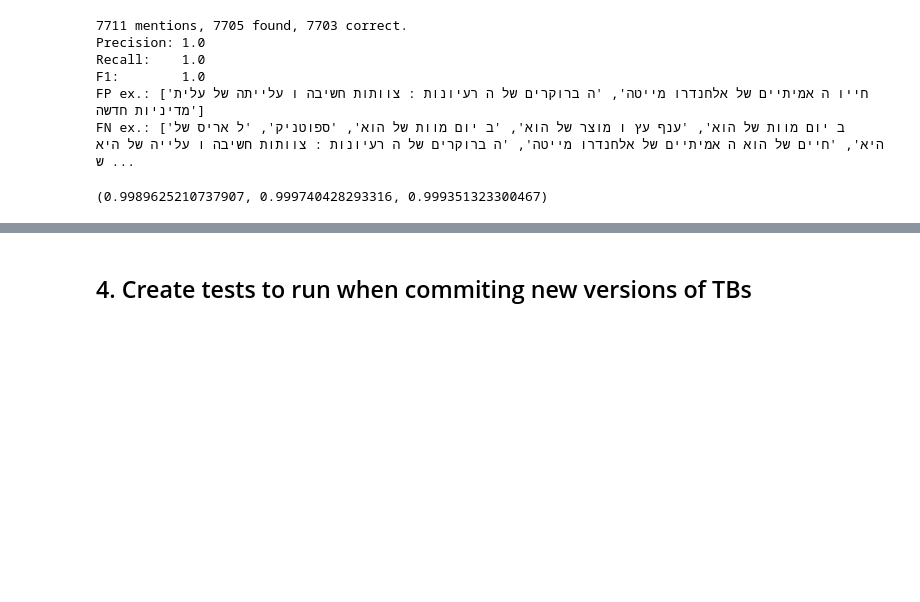
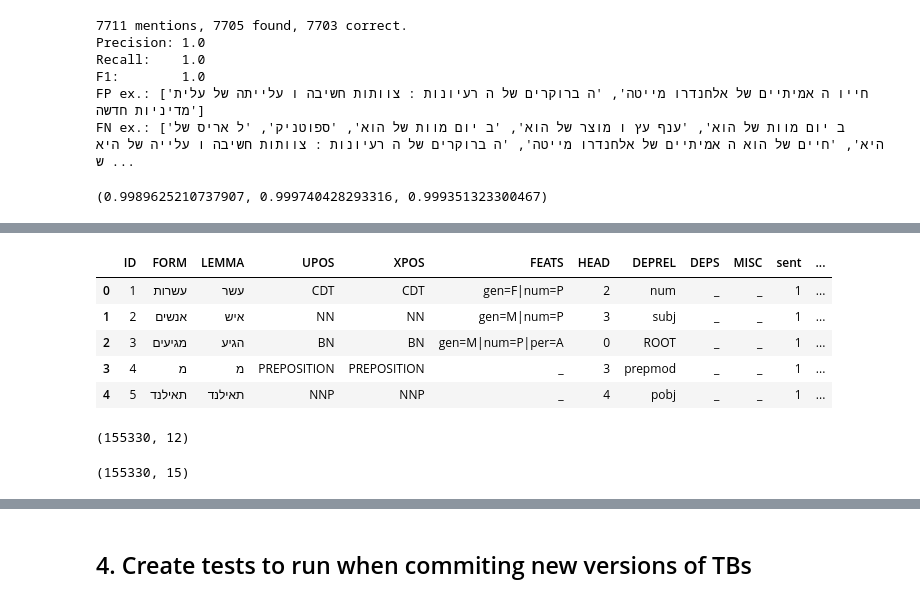
Before and after one commit to cjer/NER, a Jupyter notebook: 17_treebank_alignments.ipynb, the cells around one changed output, grey strips where cells are left out. Drawn from its saved outputs; the diff is of its cells as text; code cells hidden in the pictures; blank space fills up the shorter version.

```diff
--- a/17_treebank_alignments.ipynb
+++ b/17_treebank_alignments.ipynb
@@ -1578,0 +1609,24 @@ uddf_fixed[uddf_fixed.form=='מדיניות']
+# %%
+sp_test_c = make_conll_df('hebtb_spmrl/test_hebtb-gold.conll')
+sp_dev_c = make_conll_df('hebtb_spmrl/dev_hebtb-gold.conll')
+sp_train_c = make_conll_df('hebtb_spmrl/train_hebtb-gold.conll')
+sp_dev_c['orig_sent'] = sp_dev_c.sent
+sp_train_c['orig_sent'] = sp_train_c.sent + 500
+sp_test_c['orig_sent'] = sp_test_c.sent + 500 + 4937
+sp_conll = pd.concat([sp_dev_c, sp_train_c, sp_test_c]).reset_index().drop('index', axis=1)
+sp_conll.head()
+# %% [output]
+|  | ID | FORM | LEMMA | UPOS | XPOS | FEATS | HEAD | DEPREL | DEPS | MISC | sent | ... |
+| 0 | 1 | עשרות | עשר | CDT | CDT | gen=F|num=P | 2 | num | _ | _ | 1 | ... |
+| 1 | 2 | אנשים | איש | NN | NN | gen=M|num=P | 3 | subj | _ | _ | 1 | ... |
+| 2 | 3 | מגיעים | הגיע | BN | BN | gen=M|num=P|per=A | 0 | ROOT | _ | _ | 1 | ... |
+| 3 | 4 | מ | מ | PREPOSITION | PREPOSITION | _ | 3 | prepmod | _ | _ | 1 | ... |
+| 4 | 5 | תאילנד | תאילנד | NNP | NNP | _ | 4 | pobj | _ | _ | 1 | ... |
+# %%
+sp_conll.shape
+# %% [output]
+(155330, 12)
+# %%
+spdf_fixed.shape
+# %% [output]
+(155330, 15)
```
Also changed, not shown: parts of 19 cells of this notebook, 4 other files.
